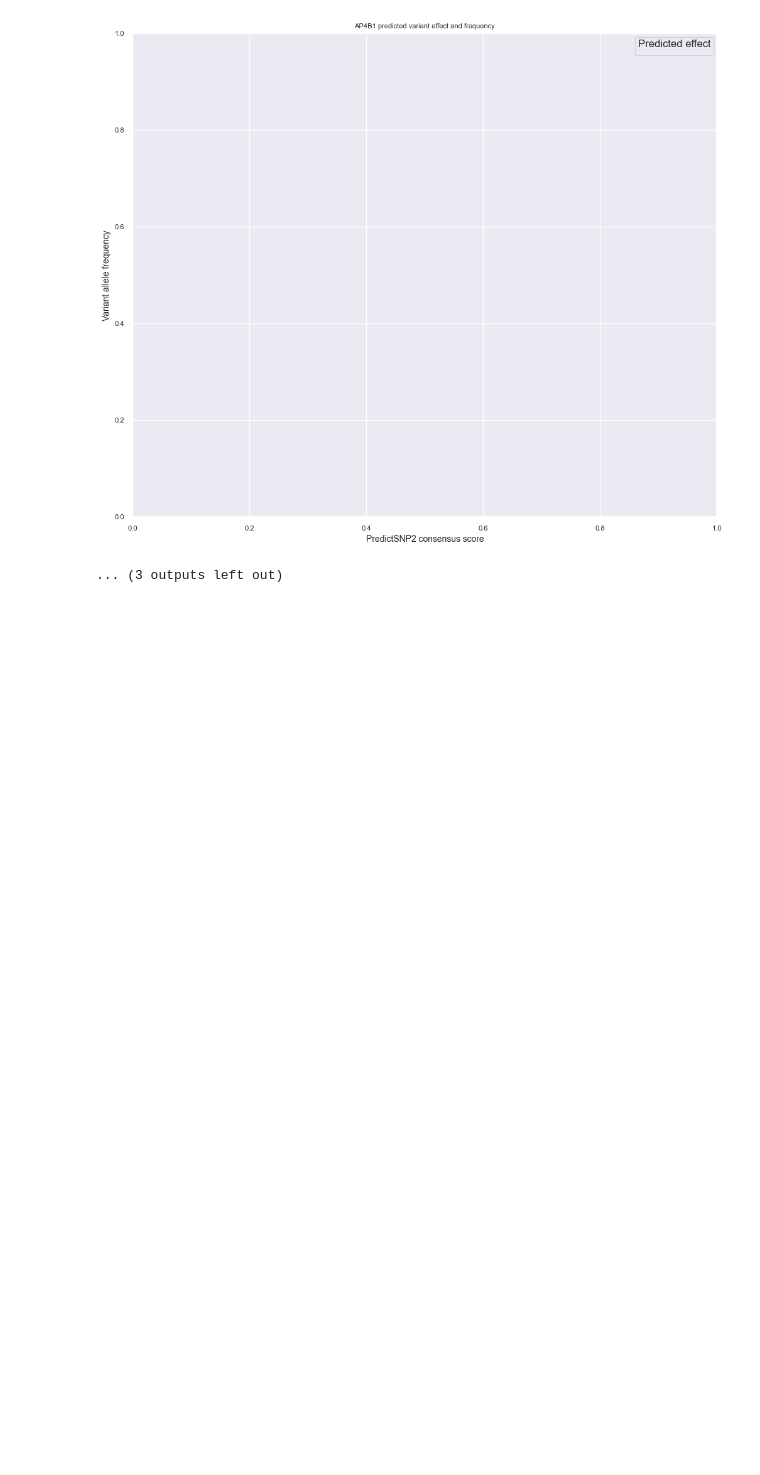
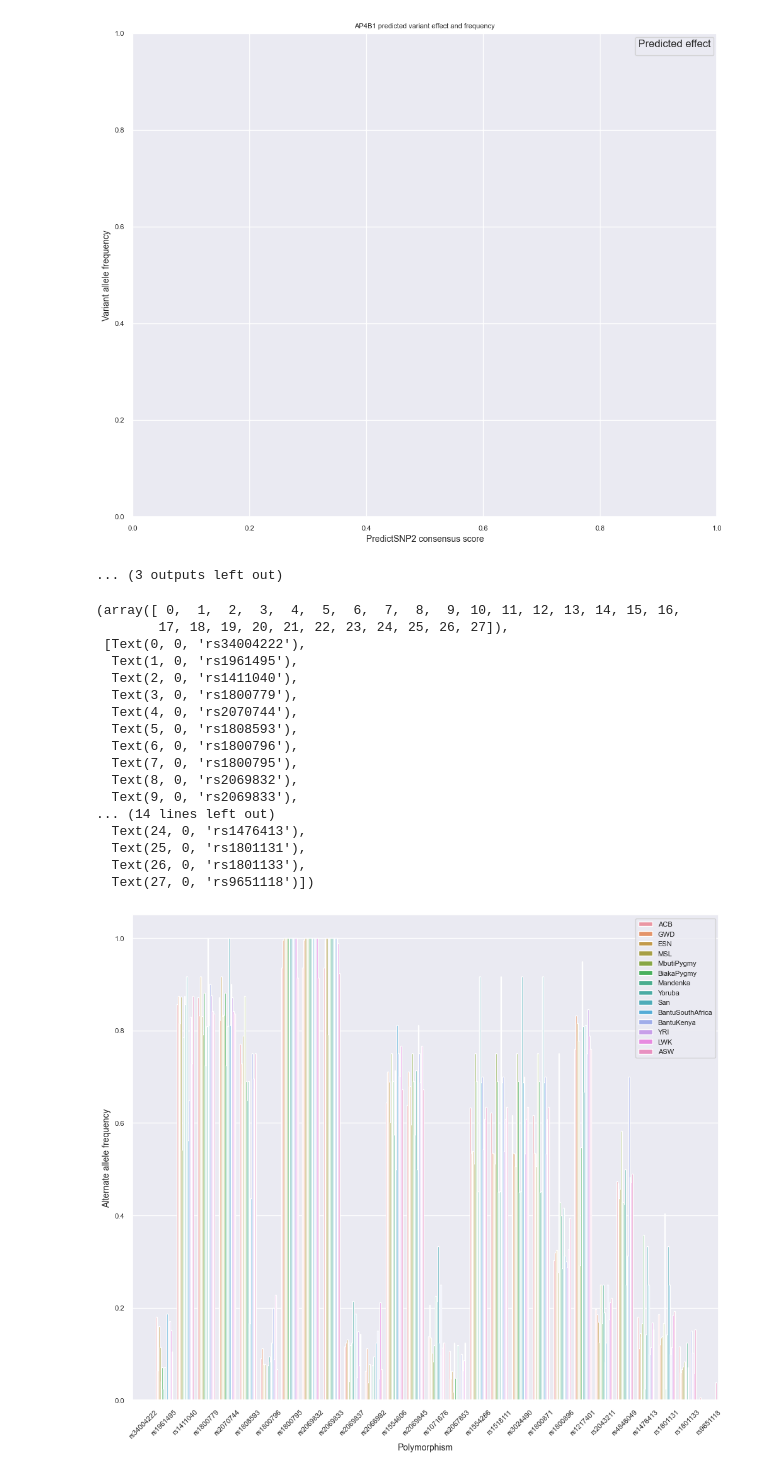
Before and after one commit to MeganHolborn/Genomics_allele-frequency-and-effect_data-analysis, a Jupyter notebook: Plots/plots.ipynb, the cells around one changed output. Cells and saved outputs as stored; diff of their text form; code cells hidden in the pictures; blank space fills up the shorter version.

Commit message:
Generate scatter plot of predicted variant effect vs allele freq & barplot of allele frequency varition on a sub-population basis

```diff
--- a/Plots/plots.ipynb
+++ b/Plots/plots.ipynb
@@ -245,3 +246,66 @@ posx and posy should be finite values
 [figure]
 [figure]
 ... (3 outputs left out)
+# %%
+# Comparison of alternate allele frequencies for common variants across different sub-populations
+
+# Create a list with variant IDs of interest
+NESHIE_rsIDs = ["rs2067853","rs1217401","rs2043211","rs1001179","rs1961495","rs1411040","rs34004222","rs13027659","rs190148408","rs79704487","rs1800896","rs3024490","rs1800871","rs1554286","rs1518111","rs1143623","rs16944","rs1071676","rs1800795","rs2069837","rs1800796","rs2066992","rs2069832","rs2069833","rs1554606","rs2069845","rs1801133","rs4846049","rs1476413","rs1801131","rs9651118","rs1808593","rs2070744","rs1800779","rs6517135","rs1799964","rs1799724","rs361525","rs1800629"]
+
+# Create a dataframe with merged sub-population allele frequency data
+
+collated_af_data = pd.DataFrame()
+for gene in genes:
+    gene_af_path = os.path.join(home_path,"Data", "Supplementary Table", "SUB", "{}_Freq.csv".format(gene))
+    af_df = pd.DataFrame()
+    if os.path.exists(gene_af_path):
+        af_df = pd.read_csv(gene_af_path, sep="\t")
+        af_df["GENE"] = gene
+        for sub_population in sub_populations:
+            af_df = af_df.replace(0.0, np.NAN) # Replace non-existant frequencies (value of 0.0) with NaN
+    collated_af_data = pd.concat([collated_af_data, af_df])
+
+# Filter allele frequency data for variant entries of interest
+
+af_subset = collated_af_data[collated_af_data.ID.isin(NESHIE_rsIDs)]
+
+# Melt the allele frequency dataframe into a format suitable for plotting the allele frequency data
+
+columns = ["ID","POS","REF","ALT","GENE"]
+af_melt = af_subset.melt(id_vars=columns, value_vars=sub_populations, var_name="SUB_POP", value_name="ALT_AF")
+af_melt
+
+# Create a barplot
+
+custom_palette = sns.color_palette("mako", 14)
+variant_barplot = sns.barplot(
+    x="ID",
+    y="ALT_AF",
+    hue="SUB_POP",
+    data=af_melt,
+    palette=custom_palette,
+)
+
+variant_barplot.set_ylabel("Alternate allele frequency")
+variant_barplot.set_xlabel("Polymorphism")
+plt.legend(loc="upper right")
+plt.xticks(rotation=45)
+# %% [output]
+(array([ 0,  1,  2,  3,  4,  5,  6,  7,  8,  9, 10, 11, 12, 13, 14, 15, 16,
+        17, 18, 19, 20, 21, 22, 23, 24, 25, 26, 27]),
+ [Text(0, 0, 'rs34004222'),
+  Text(1, 0, 'rs1961495'),
+  Text(2, 0, 'rs1411040'),
+  Text(3, 0, 'rs1800779'),
+  Text(4, 0, 'rs2070744'),
+  Text(5, 0, 'rs1808593'),
+  Text(6, 0, 'rs1800796'),
+  Text(7, 0, 'rs1800795'),
+  Text(8, 0, 'rs2069832'),
+  Text(9, 0, 'rs2069833'),
+... (14 lines left out)
+  Text(24, 0, 'rs1476413'),
+  Text(25, 0, 'rs1801131'),
+  Text(26, 0, 'rs1801133'),
+  Text(27, 0, 'rs9651118')])
+[figure, added]
```
Also changed, not shown: parts of 3 cells of this notebook.
